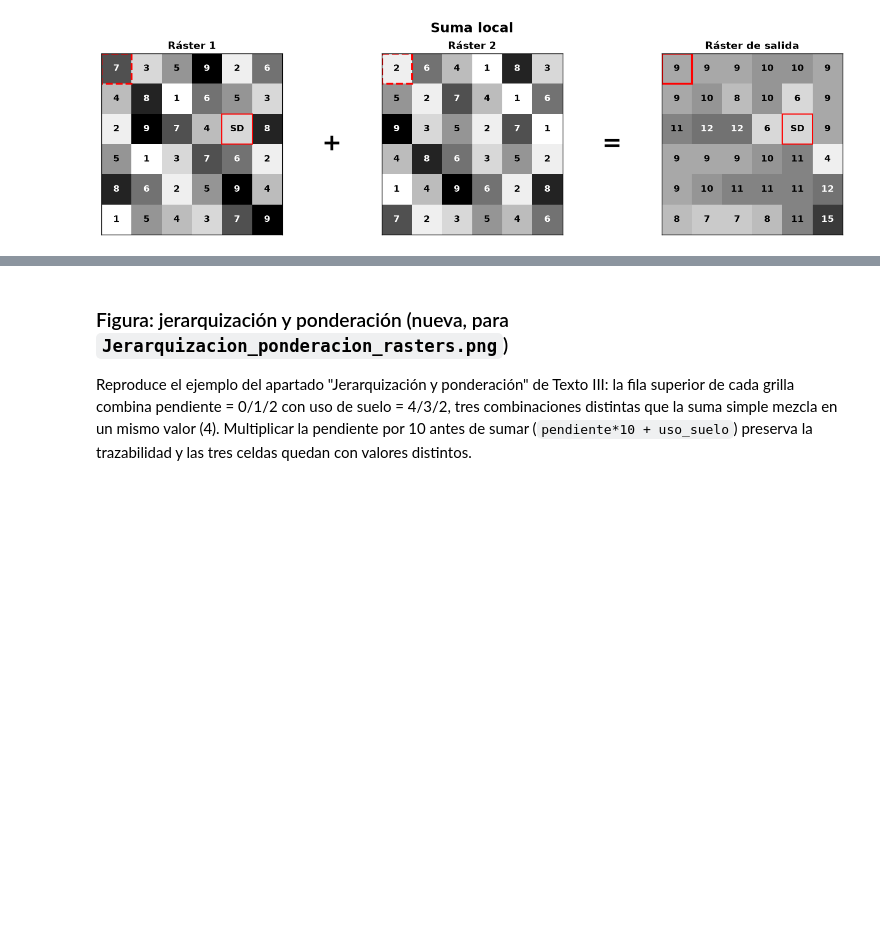
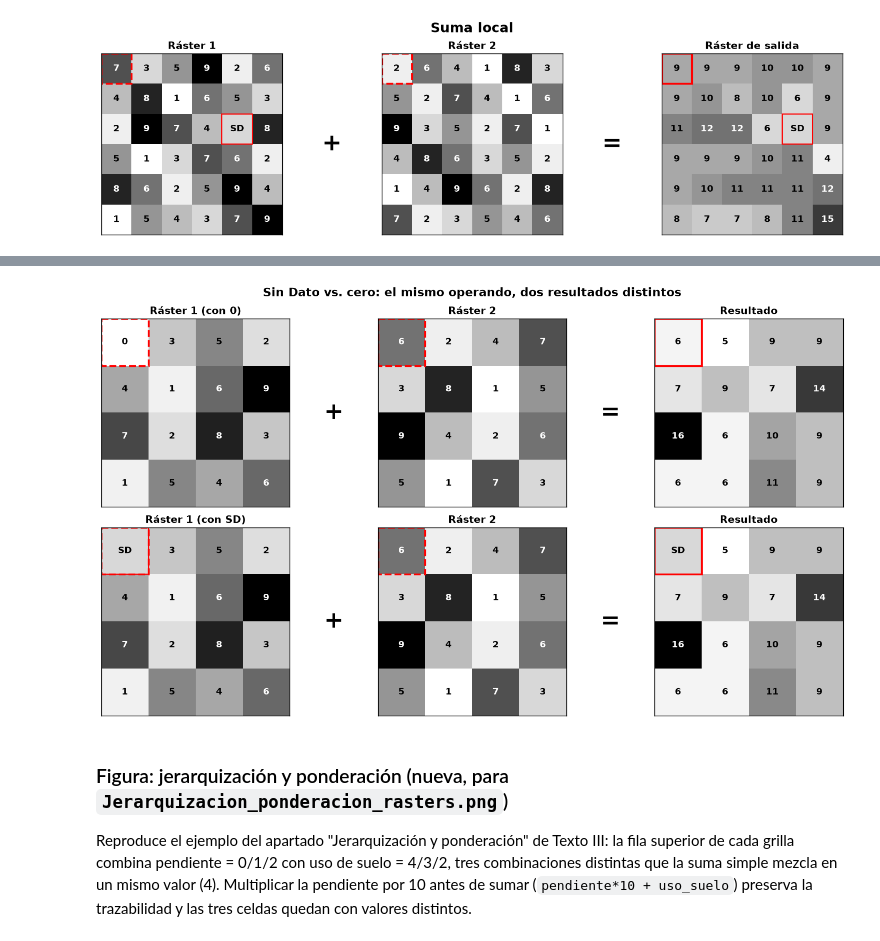
Before and after one commit to FelipeSBarros/SIG3, a Jupyter notebook: Clases/Actividades prácticas/Figuras_Cuadernillo.ipynb, the cells around one changed output, grey strips where cells are left out. Saved outputs shown, nothing was run; the diff lists cells and outputs as text; code cells hidden in the pictures; blank space fills up the shorter version.

```diff
--- a/Clases/Actividades prácticas/Figuras_Cuadernillo.ipynb
+++ b/Clases/Actividades prácticas/Figuras_Cuadernillo.ipynb
@@ -147,3 +154,55 @@ plt.show()
+# %%
+raster1_cero = np.array([
+    [0., 3., 5., 2.],
+    [4., 1., 6., 9.],
+    [7., 2., 8., 3.],
+    [1., 5., 4., 6.],
+])
+raster1_sindato = raster1_cero.copy()
+raster1_sindato[0, 0] = np.nan  # la misma celda, ahora Sin Dato en vez de 0
+
+raster2 = np.array([
+    [6., 2., 4., 7.],
+    [3., 8., 1., 5.],
+    [9., 4., 2., 6.],
+    [5., 1., 7., 3.],
+])
+
+resultado_cero = raster1_cero + raster2
+resultado_sindato = raster1_sindato + raster2  # el NaN se propaga a esa única celda
+
+fig, axes = plt.subplots(2, 5, figsize=(15, 8.4), gridspec_kw={"width_ratios": [6, 1, 6, 1, 6]})
+
+# Fila 1: la celda destacada vale 0, un dato real y conocido, y participa normalmente en la suma.
+plot_raster(axes[0][0], raster1_cero, title="Ráster 1 (con 0)", vmin=0, vmax=9, highlight=[(0, 0)])
+axes[0][1].axis("off")
+axes[0][1].text(0.5, 0.5, "+", fontsize=32, fontweight="bold", ha="center", va="center")
+plot_raster(axes[0][2], raster2, title="Ráster 2", vmin=1, vmax=9, highlight=[(0, 0)])
+axes[0][3].axis("off")
+axes[0][3].text(0.5, 0.5, "=", fontsize=32, fontweight="bold", ha="center", va="center")
+plot_raster(
+    axes[0][4], resultado_cero, title="Resultado", vmin=5, vmax=16, highlight=[(0, 0)], highlight_style="solid"
+)
+
+# Fila 2: la misma celda es Sin Dato, y "contamina" el resultado de la suma en esa posición.
+plot_raster(axes[1][0], raster1_sindato, title="Ráster 1 (con SD)", vmin=0, vmax=9, highlight=[(0, 0)])
+axes[1][1].axis("off")
+axes[1][1].text(0.5, 0.5, "+", fontsize=32, fontweight="bold", ha="center", va="center")
+plot_raster(axes[1][2], raster2, title="Ráster 2", vmin=1, vmax=9, highlight=[(0, 0)])
+axes[1][3].axis("off")
+axes[1][3].text(0.5, 0.5, "=", fontsize=32, fontweight="bold", ha="center", va="center")
+plot_raster(
+    axes[1][4], resultado_sindato, title="Resultado", vmin=5, vmax=16, highlight=[(0, 0)], highlight_style="solid"
+)
+
+fig.suptitle("Sin Dato vs. cero: el mismo operando, dos resultados distintos", fontsize=16, fontweight="bold")
+plt.tight_layout()
+
+IMAGENES_DIR.mkdir(parents=True, exist_ok=True)
+fig.savefig(IMAGENES_DIR / "Sin_dato_vs_cero_rasters.png", dpi=200, bbox_inches="tight")
+plt.show()
+# %% [output]
+[figure, added]
 # %% [markdown]
 ### Figura: jerarquización y ponderación (nueva, para `Jerarquizacion_ponderacion_rasters.png`)
 
```
Also changed, not shown: parts of 1 cell of this notebook, 2 other files.
